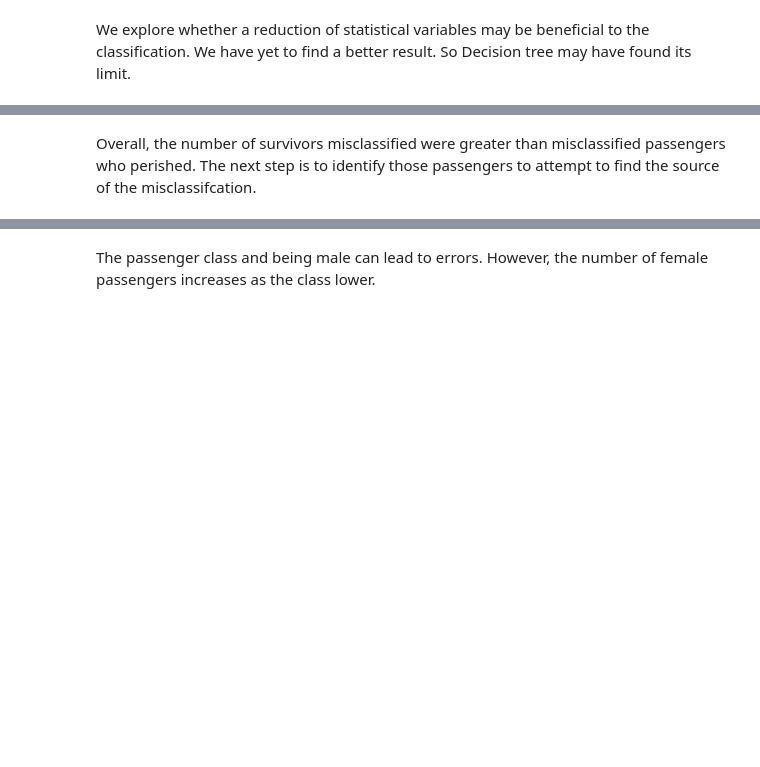
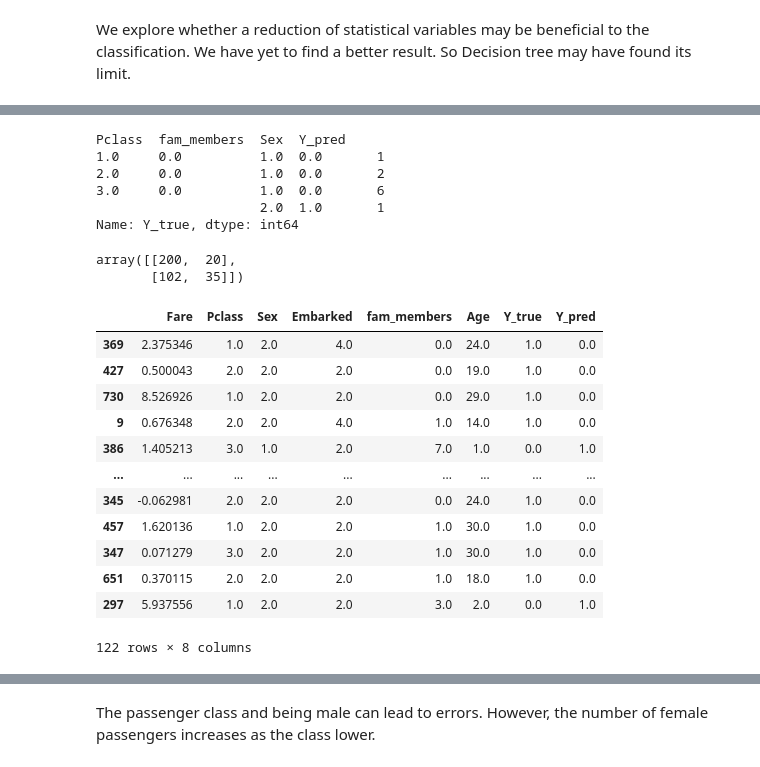
Before and after one commit to patRyserWelch8/KaggleTitanic, a Jupyter notebook: titanic.ipynb, the cells around one changed output, grey strips where cells are left out. Saved outputs shown, nothing was run; the diff lists cells and outputs as text; code cells hidden in the pictures; blank space fills up the shorter version.

```diff
--- a/titanic.ipynb
+++ b/titanic.ipynb
@@ -1471,2 +1535,16 @@ knn.fit(X_train, y_train)
+# %%
+errors_pd.groupby(["Pclass","fam_members","Sex","Y_pred"]).count()["Y_true"]
+# %% [output]
+Pclass  fam_members  Sex  Y_pred
+1.0     0.0          1.0  0.0       1
+2.0     0.0          1.0  0.0       2
+3.0     0.0          1.0  0.0       6
+                     2.0  1.0       1
+Name: Y_true, dtype: int64
 # %%
-y_pred  = knn.predict(X_valid)
+y_pred = knn.predict(X_valid)
+y_pred = y_pred.tolist()
+confusion_matrix(y_valid, y_pred)
+# %% [output]
+array([[200,  20],
+       [102,  35]])
@@ -1477,8 +1551,20 @@ confusion_matrix(y_valid, y_pred)
-# %% [markdown]
-Overall, the number of survivors misclassified were greater than misclassified passengers who perished. The next step is to identify those passengers to attempt to find the source of the misclassifcation.
 # %%
 errors_pd = X_valid.copy(deep=True)
 errors_pd["Y_true"] = y_valid
 errors_pd["Y_pred"] = y_pred
-errors_pd = errors_pd.loc[errors_pd["Y_true"] !=  errors_pd["Y_pred"],]
+errors_pd = errors_pd.loc[errors_pd["Y_true"] != errors_pd["Y_pred"], :]
 errors_pd
+# %% [output]
+|  | Fare | Pclass | Sex | Embarked | fam_members | Age | Y_true | Y_pred |
+| 369 | 2.375346 | 1.0 | 2.0 | 4.0 | 0.0 | 24.0 | 1.0 | 0.0 |
+| 427 | 0.500043 | 2.0 | 2.0 | 2.0 | 0.0 | 19.0 | 1.0 | 0.0 |
+| 730 | 8.526926 | 1.0 | 2.0 | 2.0 | 0.0 | 29.0 | 1.0 | 0.0 |
+| 9 | 0.676348 | 2.0 | 2.0 | 4.0 | 1.0 | 14.0 | 1.0 | 0.0 |
+| 386 | 1.405213 | 3.0 | 1.0 | 2.0 | 7.0 | 1.0 | 0.0 | 1.0 |
+| ... | ... | ... | ... | ... | ... | ... | ... | ... |
+| 345 | -0.062981 | 2.0 | 2.0 | 2.0 | 0.0 | 24.0 | 1.0 | 0.0 |
+| 457 | 1.620136 | 1.0 | 2.0 | 2.0 | 1.0 | 30.0 | 1.0 | 0.0 |
+| 347 | 0.071279 | 3.0 | 2.0 | 2.0 | 1.0 | 30.0 | 1.0 | 0.0 |
+| 651 | 0.370115 | 2.0 | 2.0 | 2.0 | 1.0 | 18.0 | 1.0 | 0.0 |
+| 297 | 5.937556 | 1.0 | 2.0 | 2.0 | 3.0 | 2.0 | 0.0 | 1.0 |
+122 rows × 8 columns
```
Also changed, not shown: parts of 23 cells of this notebook.
